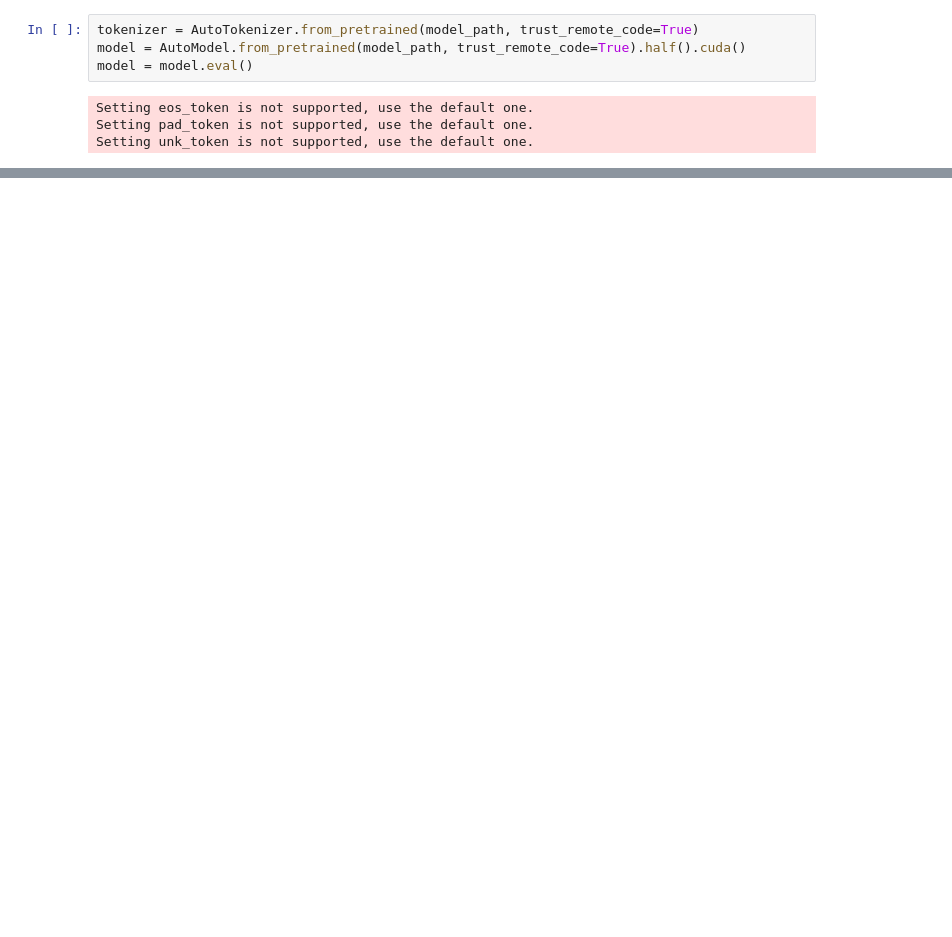
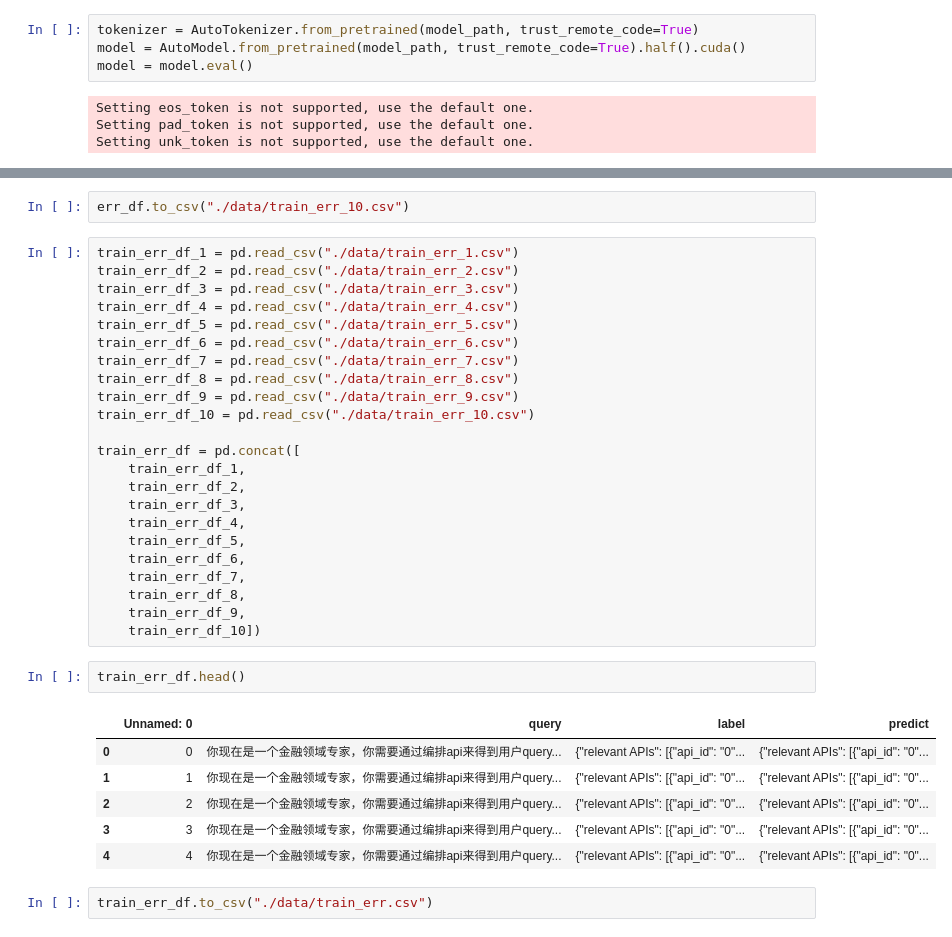
Before and after one commit to ReymondWang/afac2024, a Jupyter notebook: ChatGLM3-6B-Finetuning/model_eval.ipynb, the cells around one changed output, grey strips where cells are left out. Drawn from its saved outputs; the diff is of its cells as text; blank space fills up the shorter version.

```diff
--- a/ChatGLM3-6B-Finetuning/model_eval.ipynb
+++ b/ChatGLM3-6B-Finetuning/model_eval.ipynb
@@ -92,0 +124,36 @@ print("预测正确的比例：" + f"{correct_count / total_eval_count :.2%}")
+# %%
+err_df.to_csv("./data/train_err_10.csv")
+# %%
+train_err_df_1 = pd.read_csv("./data/train_err_1.csv")
+train_err_df_2 = pd.read_csv("./data/train_err_2.csv")
+train_err_df_3 = pd.read_csv("./data/train_err_3.csv")
+train_err_df_4 = pd.read_csv("./data/train_err_4.csv")
+train_err_df_5 = pd.read_csv("./data/train_err_5.csv")
+train_err_df_6 = pd.read_csv("./data/train_err_6.csv")
+train_err_df_7 = pd.read_csv("./data/train_err_7.csv")
+train_err_df_8 = pd.read_csv("./data/train_err_8.csv")
+train_err_df_9 = pd.read_csv("./data/train_err_9.csv")
+train_err_df_10 = pd.read_csv("./data/train_err_10.csv")
+
+train_err_df = pd.concat([
+    train_err_df_1,
+    train_err_df_2,
+    train_err_df_3,
+    train_err_df_4,
+    train_err_df_5,
+    train_err_df_6,
+    train_err_df_7,
+    train_err_df_8,
+    train_err_df_9,
+    train_err_df_10])
+# %%
+train_err_df.head()
+# %% [output]
+|  | Unnamed: 0 | query | label | predict |
+| 0 | 0 | 你现在是一个金融领域专家，你需要通过编排api来得到用户query... | {"relevant APIs": [{"api_id": "0"... | {"relevant APIs": [{"api_id": "0"... |
+| 1 | 1 | 你现在是一个金融领域专家，你需要通过编排api来得到用户query... | {"relevant APIs": [{"api_id": "0"... | {"relevant APIs": [{"api_id": "0"... |
+| 2 | 2 | 你现在是一个金融领域专家，你需要通过编排api来得到用户query... | {"relevant APIs": [{"api_id": "0"... | {"relevant APIs": [{"api_id": "0"... |
+| 3 | 3 | 你现在是一个金融领域专家，你需要通过编排api来得到用户query... | {"relevant APIs": [{"api_id": "0"... | {"relevant APIs": [{"api_id": "0"... |
+| 4 | 4 | 你现在是一个金融领域专家，你需要通过编排api来得到用户query... | {"relevant APIs": [{"api_id": "0"... | {"relevant APIs": [{"api_id": "0"... |
+# %%
+train_err_df.to_csv("./data/train_err.csv")
```
Also changed, not shown: parts of 5 cells of this notebook, 1 other file.
